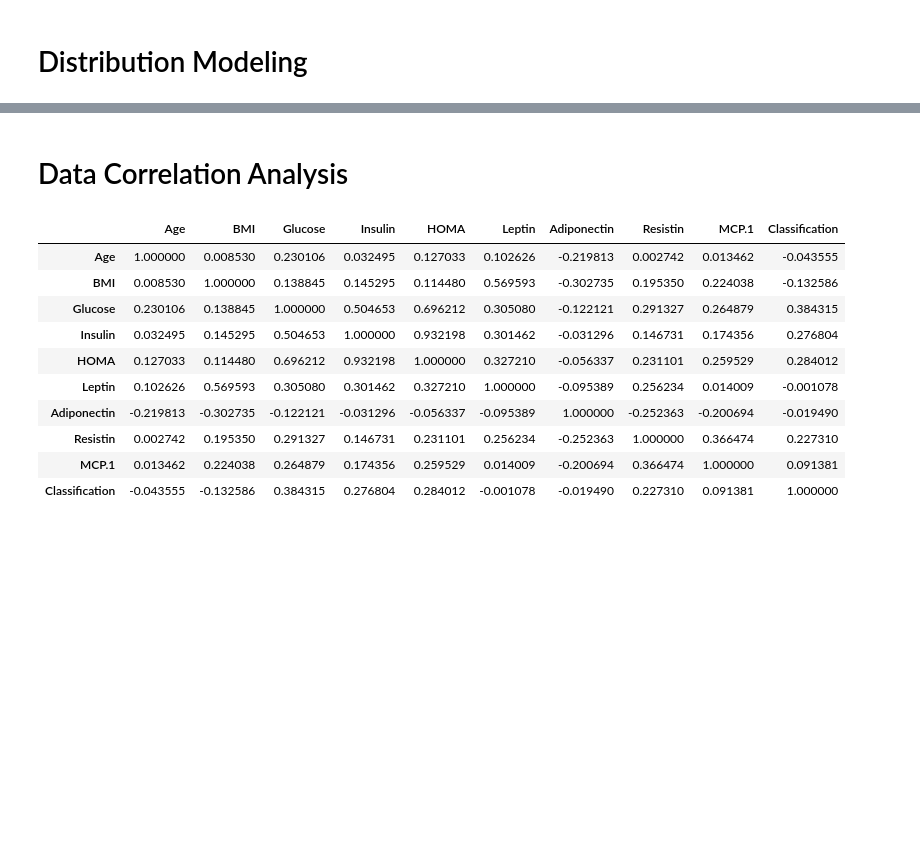
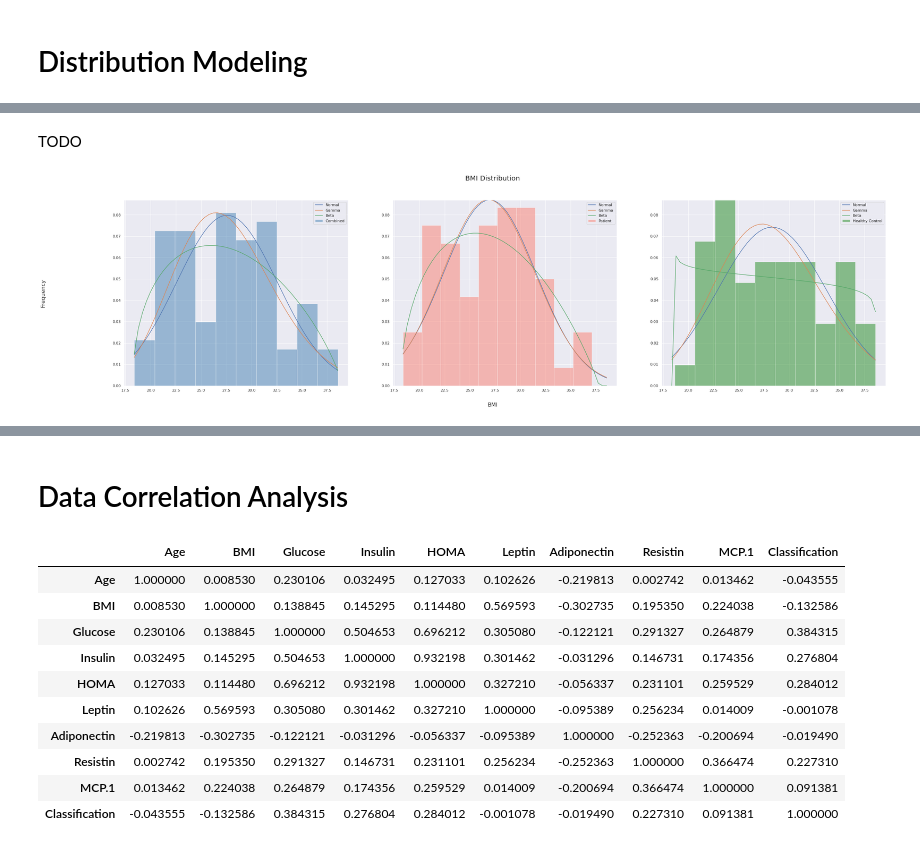
Before and after one commit to michaelmannino/cmsc320_Final, a Jupyter notebook: cancer_analysis.ipynb, the cells around one changed output, grey strips where cells are left out. Saved outputs shown, nothing was run; the diff lists cells and outputs as text; code cells hidden in the pictures; blank space fills up the shorter version.

```diff
--- a/cancer_analysis.ipynb
+++ b/cancer_analysis.ipynb
@@ -229,0 +250,7 @@ def plot_histogram_distribution(df, column, title='', xlabel='', ylabel=''):
+# %% [markdown]
+TODO
+# %%
+column = 'BMI'
+plot_histogram_distribution(df, column, f'{column} Distribution', f'{column}', 'Frequency')
+# %% [output]
+[figure, added]
```
Also changed, not shown: parts of 21 cells of this notebook.
